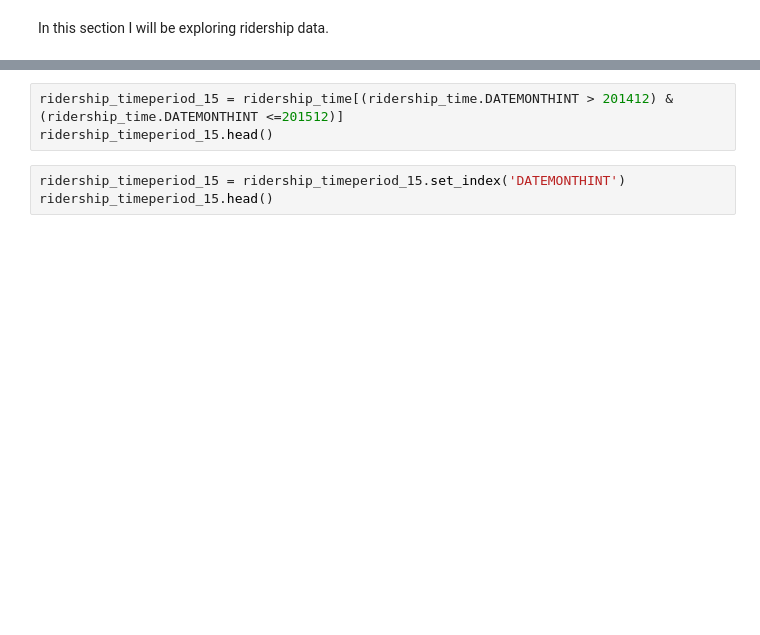
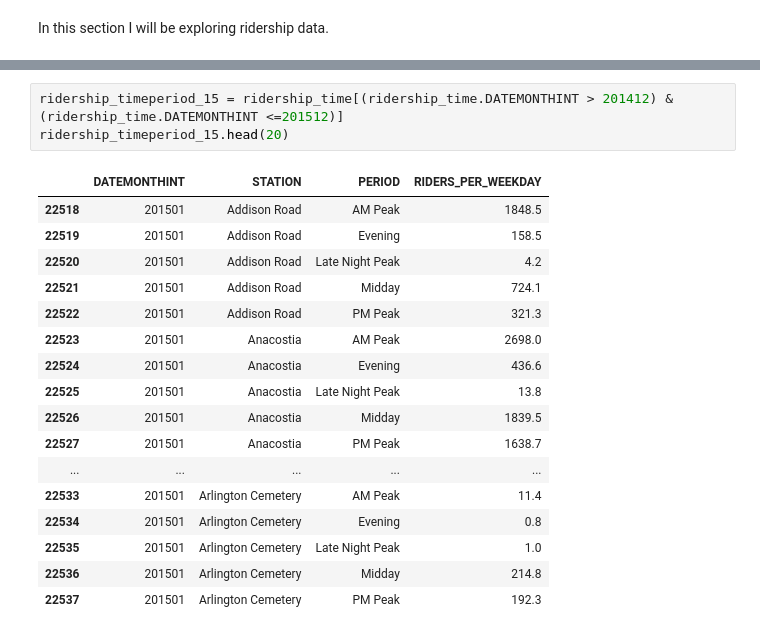
Before and after one commit to ENPlummer/Metro-Project, a Jupyter notebook: Data Exploration-Ebony.ipynb, the cells around one changed output, grey strips where cells are left out. Drawn from its saved outputs; the diff is of its cells as text; blank space fills up the shorter version.

```diff
--- a/Data Exploration-Ebony.ipynb
+++ b/Data Exploration-Ebony.ipynb
@@ -65,7 +420,22 @@ metro_group_14.head()
 # %%
 ridership_timeperiod_15 = ridership_time[(ridership_time.DATEMONTHINT > 201412) & (ridership_time.DATEMONTHINT <=201512)]
-ridership_timeperiod_15.head()
+ridership_timeperiod_15.head(20)
+# %% [output]
+|  | DATEMONTHINT | STATION | PERIOD | RIDERS_PER_WEEKDAY |
+| 22518 | 201501 | Addison Road | AM Peak | 1848.5 |
+| 22519 | 201501 | Addison Road | Evening | 158.5 |
+| 22520 | 201501 | Addison Road | Late Night Peak | 4.2 |
+| 22521 | 201501 | Addison Road | Midday | 724.1 |
+| 22522 | 201501 | Addison Road | PM Peak | 321.3 |
+| 22523 | 201501 | Anacostia | AM Peak | 2698.0 |
+| 22524 | 201501 | Anacostia | Evening | 436.6 |
+| 22525 | 201501 | Anacostia | Late Night Peak | 13.8 |
+| 22526 | 201501 | Anacostia | Midday | 1839.5 |
+| 22527 | 201501 | Anacostia | PM Peak | 1638.7 |
+| ... | ... | ... | ... | ... |
+| 22533 | 201501 | Arlington Cemetery | AM Peak | 11.4 |
+| 22534 | 201501 | Arlington Cemetery | Evening | 0.8 |
+| 22535 | 201501 | Arlington Cemetery | Late Night Peak | 1.0 |
+| 22536 | 201501 | Arlington Cemetery | Midday | 214.8 |
+| 22537 | 201501 | Arlington Cemetery | PM Peak | 192.3 |
-# %%
-ridership_timeperiod_15 = ridership_timeperiod_15.set_index('DATEMONTHINT')
-ridership_timeperiod_15.head()
 # %%
```
Also changed, not shown: parts of 93 cells of this notebook.
